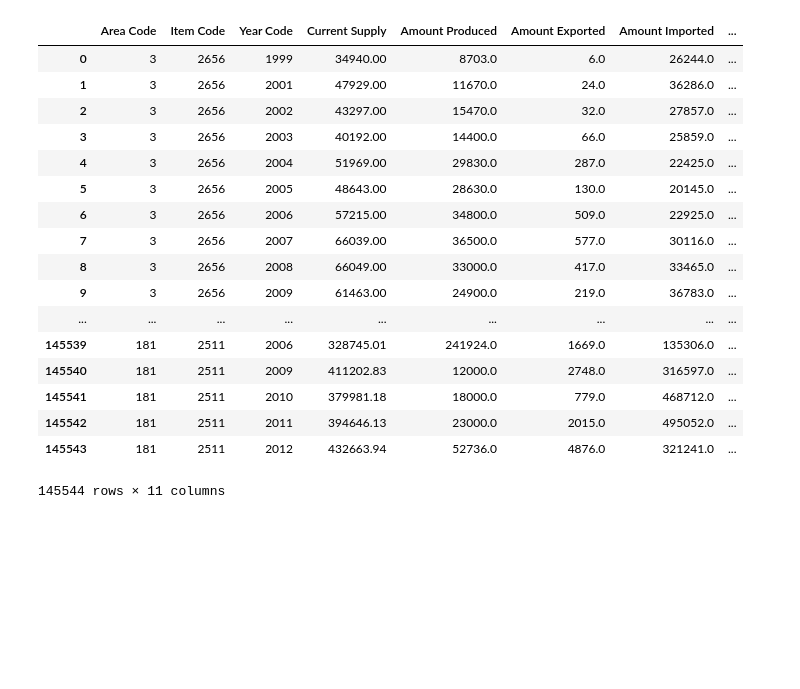
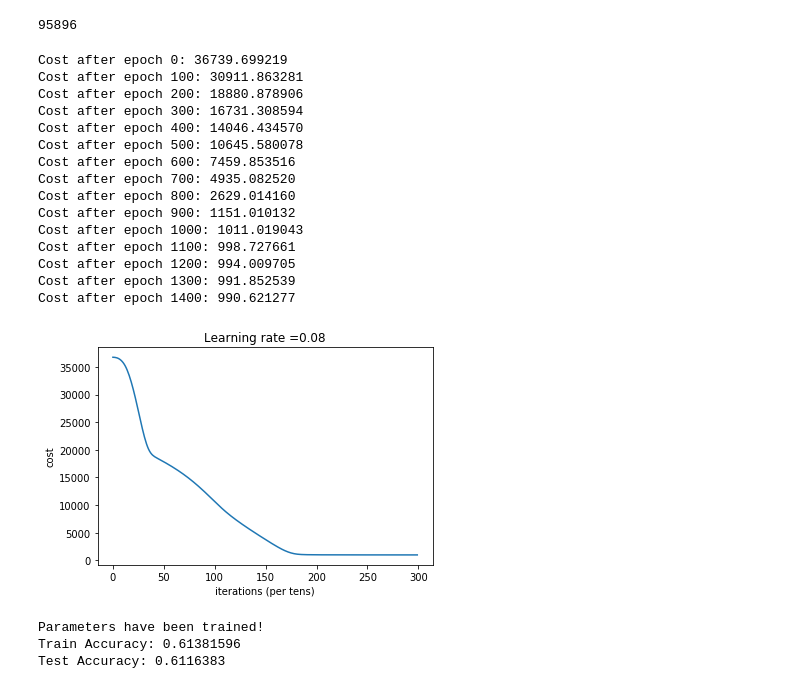
Before and after one commit to mrplants/crime_prediction, a Jupyter notebook: Sean/Data Configure.ipynb, the cells around one changed output. Cells and saved outputs as stored; diff of their text form; code cells hidden in the pictures; blank space fills up the shorter version.

```diff
--- a/Sean/Data Configure.ipynb
+++ b/Sean/Data Configure.ipynb
@@ -138,0 +182,7 @@ print(len(prediction_data))
+# %%
+# Insert population into the prediction_data
+prediction_data = pd.merge(left=prediction_data,
+                          right=losses,
+                          how='inner',
+                          on=['Area Code','Item Code','Year Code'])
+print(len(prediction_data))
@@ -139,11 +191,12 @@ print(len(prediction_data))
 # %%
+future_people_food = food_for_people.copy()
 # Translate the food_balance out PREDICTION_LENGTH years
-food_balance.loc[:,['Year Code']] = food_balance.loc[:,['Year Code']].values - PREDICTION_LENGTH
+future_people_food.loc[:,['Year Code']] = future_people_food.loc[:,['Year Code']].values - PREDICTION_LENGTH
 # Rename the [Value] column of food_balance to be [Predicted Value]
-food_balance = food_balance.rename(columns={'Value': 'Predicted Balance'})
+future_people_food = future_people_food.rename(columns={'Food for People': 'Predicted Food for People'})
 # Merge food_balance with prediction_data on [Area Code, Item Code, 'Year Code']
 prediction_data = pd.merge(left=prediction_data,
-                          right=food_balance,
+                          right=future_people_food,
                           how='inner',
                           on=['Area Code','Item Code','Year Code'])
 print(len(prediction_data))
@@ -152,24 +205,24 @@ print(len(prediction_data))
 # %%
-# Input Data Columns: [Area Code, Year Code, Item Code, Value, Value In, Value Out]
-# Predicted Data Columns: [Predicted Value]
-# prediction_data.drop(columns=['Item','Area','Area Code',Year Code'])
-prediction_data
+# Input Data Columns: [Year Code, Item Code, Current Supply, Amount Produced, Amount Exported, Amount Imported, Population]
+# Predicted Data Columns: [Predicted Balance]
+prediction_data = prediction_data.dropna()
+print(len(prediction_data))
 # %% [output]
-|  | Area Code | Item Code | Year Code | Current Supply | Amount Produced | Amount Exported | Amount Imported | ... |
-| 0 | 3 | 2656 | 1999 | 34940.00 | 8703.0 | 6.0 | 26244.0 | ... |
-| 1 | 3 | 2656 | 2001 | 47929.00 | 11670.0 | 24.0 | 36286.0 | ... |
-| 2 | 3 | 2656 | 2002 | 43297.00 | 15470.0 | 32.0 | 27857.0 | ... |
-| 3 | 3 | 2656 | 2003 | 40192.00 | 14400.0 | 66.0 | 25859.0 | ... |
-| 4 | 3 | 2656 | 2004 | 51969.00 | 29830.0 | 287.0 | 22425.0 | ... |
-| 5 | 3 | 2656 | 2005 | 48643.00 | 28630.0 | 130.0 | 20145.0 | ... |
-| 6 | 3 | 2656 | 2006 | 57215.00 | 34800.0 | 509.0 | 22925.0 | ... |
-| 7 | 3 | 2656 | 2007 | 66039.00 | 36500.0 | 577.0 | 30116.0 | ... |
-| 8 | 3 | 2656 | 2008 | 66049.00 | 33000.0 | 417.0 | 33465.0 | ... |
-| 9 | 3 | 2656 | 2009 | 61463.00 | 24900.0 | 219.0 | 36783.0 | ... |
-| ... | ... | ... | ... | ... | ... | ... | ... | ... |
-| 145539 | 181 | 2511 | 2006 | 328745.01 | 241924.0 | 1669.0 | 135306.0 | ... |
-| 145540 | 181 | 2511 | 2009 | 411202.83 | 12000.0 | 2748.0 | 316597.0 | ... |
-| 145541 | 181 | 2511 | 2010 | 379981.18 | 18000.0 | 779.0 | 468712.0 | ... |
-| 145542 | 181 | 2511 | 2011 | 394646.13 | 23000.0 | 2015.0 | 495052.0 | ... |
-| 145543 | 181 | 2511 | 2012 | 432663.94 | 52736.0 | 4876.0 | 321241.0 | ... |
-145544 rows × 11 columns
+95896
+# %%
+# create train and test datasets
+X = prediction_data.loc[:,['Item Code', 'Total Food Balance', 'Amount Exported', 'Amount Imported', 'Amount Produced', 'Population', 'Food for Livestock', 'Food for Plants', 'Food for People', 'Losses', 'Predicted Food for People']].sample(frac=1, axis=0)
+Y = X.loc[:,'Predicted Food for People']
+m = X.shape[0]
+Y_train = Y[int(m*.1):m-1]
+Y_test = Y[0:int(m*.1)]
+X_train = X[int(m*.1):m-1]
+X_test = X[0:int(m*.1)]
+mean = X_train.mean(axis=0)
+std = X_train.std(axis=0)
+X_train = (X_train - mean) / std
+X_test = (X_test - mean) / std
+X_train = X_train.drop(columns=['Predicted Food for People']).values.T
+Y_train = Y_train.values.T.reshape(1,-1)
+X_test = X_test.drop(columns=['Predicted Food for People']).values.T
+Y_test = Y_test.values.T.reshape(1,-1)
@@ -175,0 +374,22 @@ prediction_data
+# %%
+model(X_train, Y_train, X_test, Y_test, learning_rate=0.08, minibatch_size=10000000)
+# %% [output]
+Cost after epoch 0: 36739.699219
+Cost after epoch 100: 30911.863281
+Cost after epoch 200: 18880.878906
+Cost after epoch 300: 16731.308594
+Cost after epoch 400: 14046.434570
+Cost after epoch 500: 10645.580078
+Cost after epoch 600: 7459.853516
+Cost after epoch 700: 4935.082520
+Cost after epoch 800: 2629.014160
+Cost after epoch 900: 1151.010132
+Cost after epoch 1000: 1011.019043
+Cost after epoch 1100: 998.727661
+Cost after epoch 1200: 994.009705
+Cost after epoch 1300: 991.852539
+Cost after epoch 1400: 990.621277
+[figure, added]
+Parameters have been trained!
+Train Accuracy: 0.61381596
+Test Accuracy: 0.6116383
```
Also changed, not shown: parts of 25 cells of this notebook, 3 other files.
